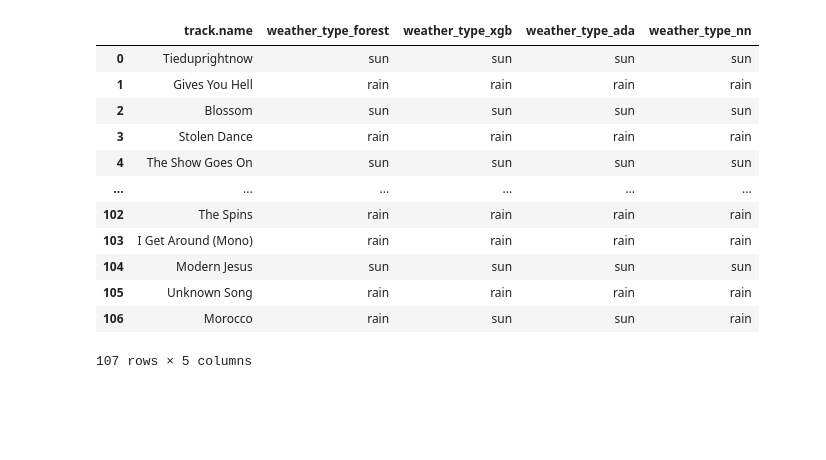
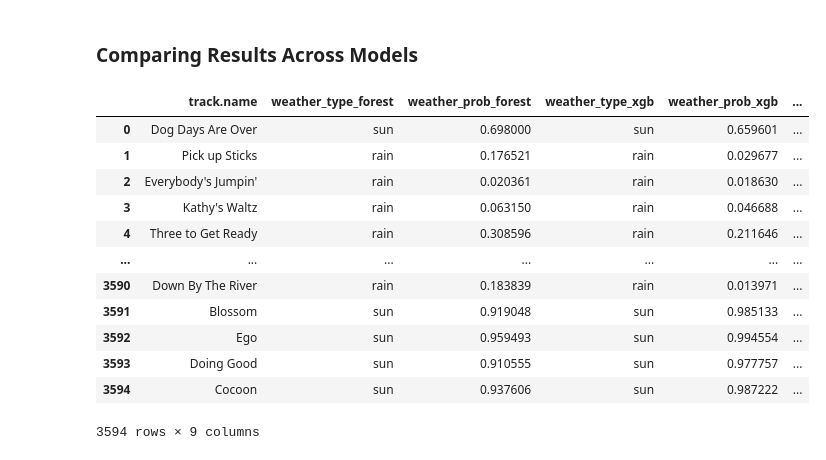
Before and after one commit to mtvaden1/Playlist-Analysis, a Jupyter notebook: generate_weather_playlists.ipynb, the cells around one changed output. Saved outputs shown, nothing was run; the diff lists cells and outputs as text; code cells hidden in the pictures; blank space fills up the shorter version.

Commit message:
add weather and generate files!

```diff
--- a/generate_weather_playlists.ipynb
+++ b/generate_weather_playlists.ipynb
@@ -69,0 +68,2 @@ memory usage: 12.6 KB
+# %%
+liked_songs.drop([666], inplace=True)
@@ -101,0 +126,14 @@ labels_nn = nn_cls.predict(songs)
+# %%
+threshold = 0.45
+
+labels_forest = (forest_cls.predict_proba(library_songs)[:, 1] > threshold).astype('float')
+labels_xgb = (xgb_cls.predict_proba(library_songs)[:, 1] > threshold).astype('float')
+
+threshold=0.48
+labels_ada = (ada_cls.predict_proba(library_songs)[:, 1] > threshold).astype('float')
+labels_nn = nn_cls.predict(library_songs)
+
+prob_forest = forest_cls.predict_proba(library_songs)
+prob_xgb = xgb_cls.predict_proba(library_songs)
+prob_ada = ada_cls.predict_proba(library_songs)
+prob_nn = nn_cls.predict(library_songs)
@@ -102,29 +143,39 @@ labels_nn = nn_cls.predict(songs)
 # %%
-playlist['weather_type_forest'] = labels_forest
-playlist['weather_type_forest'] = playlist['weather_type_forest'].map({0:'rain', 1:'sun'})
+liked_songs['weather_type_forest'] = labels_forest
+liked_songs['weather_type_forest'] = playlist['weather_type_forest'].map({0:'rain', 1:'sun'})
+liked_songs['weather_prob_forest'] = prob_forest[:,1]
 
-playlist['weather_type_xgb'] = labels_xgb
-playlist['weather_type_xgb'] = playlist['weather_type_xgb'].map({0:'rain', 1:'sun'})
+liked_songs['weather_type_xgb'] = labels_xgb
+liked_songs['weather_type_xgb'] = playlist['weather_type_xgb'].map({0:'rain', 1:'sun'})
+liked_songs['weather_prob_xgb'] = prob_xgb[:,1]
 
-playlist['weather_type_ada'] = labels_ada
-playlist['weather_type_ada'] = playlist['weather_type_ada'].map({0:'rain', 1:'sun'})
+liked_songs['weather_type_ada'] = labels_ada
+liked_songs['weather_type_ada'] = playlist['weather_type_ada'].map({0:'rain', 1:'sun'})
+liked_songs['weather_prob_ada'] = prob_ada[:,1]
 
-playlist['weather_type_nn'] = np.rint(labels_nn)
-playlist['weather_type_nn'] = playlist['weather_type_nn'].map({0:'rain', 1:'sun'})
+liked_songs['weather_type_nn'] = np.rint(labels_nn)
+liked_songs['weather_type_nn'] = playlist['weather_type_nn'].map({0:'rain', 1:'sun'})
+liked_songs['weather_prob_nn'] = prob_nn
+# %% [markdown]
+### Comparing Results Across Models
 # %%
-weather_test1 = playlist[['track.name', 'weather_type_forest', 'weather_type_xgb', 'weather_type_ada', 'weather_type_nn']]
-weather_test1
+liked_songs_results = liked_songs[['track.name', 'weather_type_forest', 'weather_prob_forest',
+                                        'weather_type_xgb', 'weather_prob_xgb',
+                                        'weather_type_ada', 'weather_prob_ada',
+                                        'weather_type_nn', 'weather_prob_nn']]
+
+liked_songs_results
 # %% [output]
-|  | track.name | weather_type_forest | weather_type_xgb | weather_type_ada | weather_type_nn |
-| 0 | Tieduprightnow | sun | sun | sun | sun |
-| 1 | Gives You Hell | rain | rain | rain | rain |
-| 2 | Blossom | sun | sun | sun | sun |
-| 3 | Stolen Dance | rain | rain | rain | rain |
-| 4 | The Show Goes On | sun | sun | sun | sun |
-| ... | ... | ... | ... | ... | ... |
-| 102 | The Spins | rain | rain | rain | rain |
-| 103 | I Get Around (Mono) | rain | rain | rain | rain |
-| 104 | Modern Jesus | sun | sun | sun | sun |
-| 105 | Unknown Song | rain | rain | rain | rain |
-| 106 | Morocco | rain | sun | sun | rain |
+|  | track.name | weather_type_forest | weather_prob_forest | weather_type_xgb | weather_prob_xgb | ... |
+| 0 | Dog Days Are Over | sun | 0.698000 | sun | 0.659601 | ... |
+| 1 | Pick up Sticks | rain | 0.176521 | rain | 0.029677 | ... |
+| 2 | Everybody's Jumpin' | rain | 0.020361 | rain | 0.018630 | ... |
+| 3 | Kathy's Waltz | rain | 0.063150 | rain | 0.046688 | ... |
+| 4 | Three to Get Ready | rain | 0.308596 | rain | 0.211646 | ... |
+| ... | ... | ... | ... | ... | ... | ... |
+| 3590 | Down By The River | rain | 0.183839 | rain | 0.013971 | ... |
+| 3591 | Blossom | sun | 0.919048 | sun | 0.985133 | ... |
+| 3592 | Ego | sun | 0.959493 | sun | 0.994554 | ... |
+| 3593 | Doing Good | sun | 0.910555 | sun | 0.977757 | ... |
+| 3594 | Cocoon | sun | 0.937606 | sun | 0.987222 | ... |
-107 rows × 5 columns
+3594 rows × 9 columns
```
Also changed, not shown: parts of 32 cells of this notebook, 6 other files.
